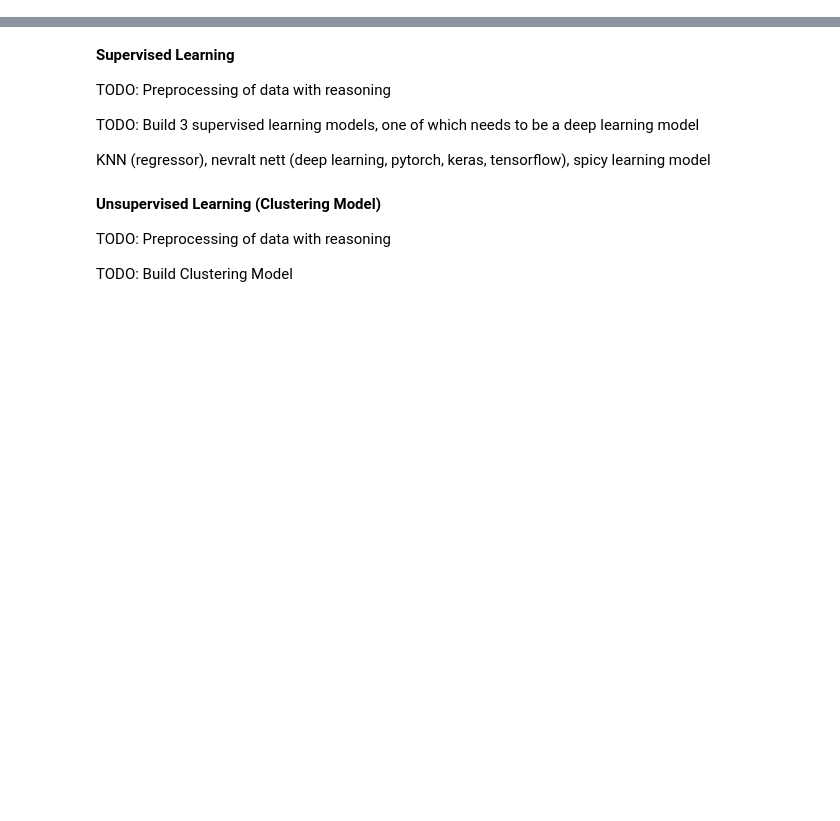
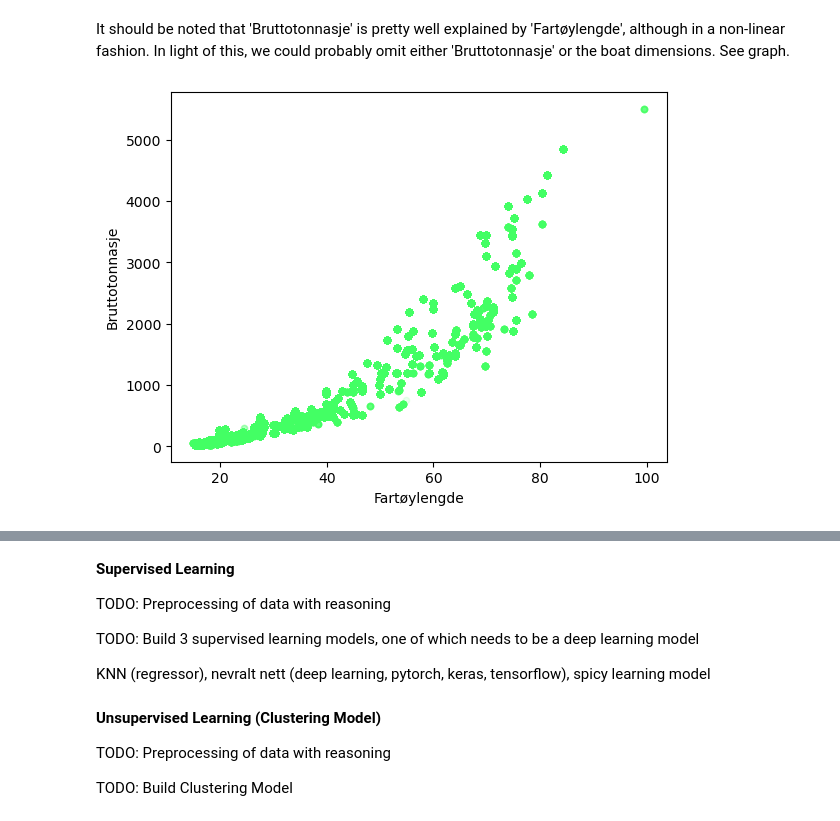
Before and after one commit to ThomasNicolai/info284groupexam, a Jupyter notebook: groupexam.ipynb, the cells around one changed output, grey strips where cells are left out. Cells and saved outputs as stored; diff of their text form; code cells hidden in the pictures; blank space fills up the shorter version.

Commit message:
data processing

```diff
--- a/groupexam.ipynb
+++ b/groupexam.ipynb
@@ -13,0 +54,5 @@ df.head()
+# %%
+df = df[df["Starttidspunkt"].str.contains(":")]
+df = df[df["Stopptidspunkt"].str.contains(":")]
+df["Fartøylengde"] = df["Fartøylengde"].str.replace(",", ".").astype("float")
+df["Bredde"] = df["Bredde"].str.replace(",", ".").astype("float")
@@ -13,0 +61,19 @@ df.head()
+# %%
+# Turn categorical data into boolean values, first remove their original numeric counterpart
+#df = df.drop(labels=["Art FAO (kode)", "Redskap FAO (kode)"], axis=1)
+
+
+# categoricalColumns = ["Art FAO",  "Redskap FAO"]
+
+# for c in categoricalColumns:
+
+species_columns = pd.get_dummies(df["Art FAO"], dtype="float")
+species_columns_multiplied = species_columns.multiply(df["Rundvekt"], axis="index")
+df = pd.concat([df,species_columns_multiplied], axis=1)
+
+
+tool_columns = pd.get_dummies(df["Redskap FAO"])
+df = pd.concat([df,tool_columns], axis=1)
+    # df = df.drop([c], axis=1)
+# %%
+df = df.drop(["Art FAO", "Redskap FAO", "Art FAO (kode)", "Redskap FAO (kode)"], axis=1)
@@ -13,0 +85,15 @@ df.head()
+# %%
+
+df = df.dropna(subset=["Bruttotonnasje 1969", "Bruttotonnasje annen"], how='all')
+df["Bruttotonnasje"] = df["Bruttotonnasje 1969"].fillna(df["Bruttotonnasje annen"])
+df = df.drop(["Bruttotonnasje 1969", "Bruttotonnasje annen"], axis=1)
+# %% [markdown]
+
+It should be noted that 'Bruttotonnasje' is pretty well explained by 'Fartøylengde', although in a non-linear fashion. In light of this, we could probably omit either 'Bruttotonnasje' or the boat dimensions.
+See graph.
+# %%
+
+df.plot(kind = 'scatter', x = 'Fartøylengde', y = 'Bruttotonnasje', c="#43ff640d")
+plt.show()
+# %% [output]
+[figure, added]
```
Also changed, not shown: parts of 13 cells of this notebook.
